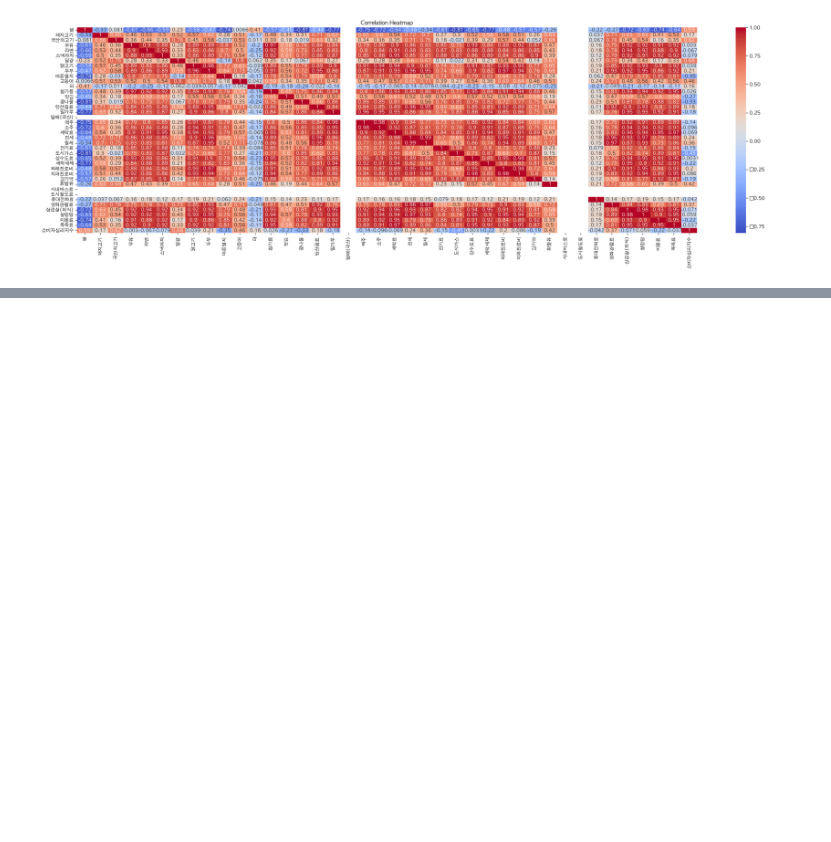
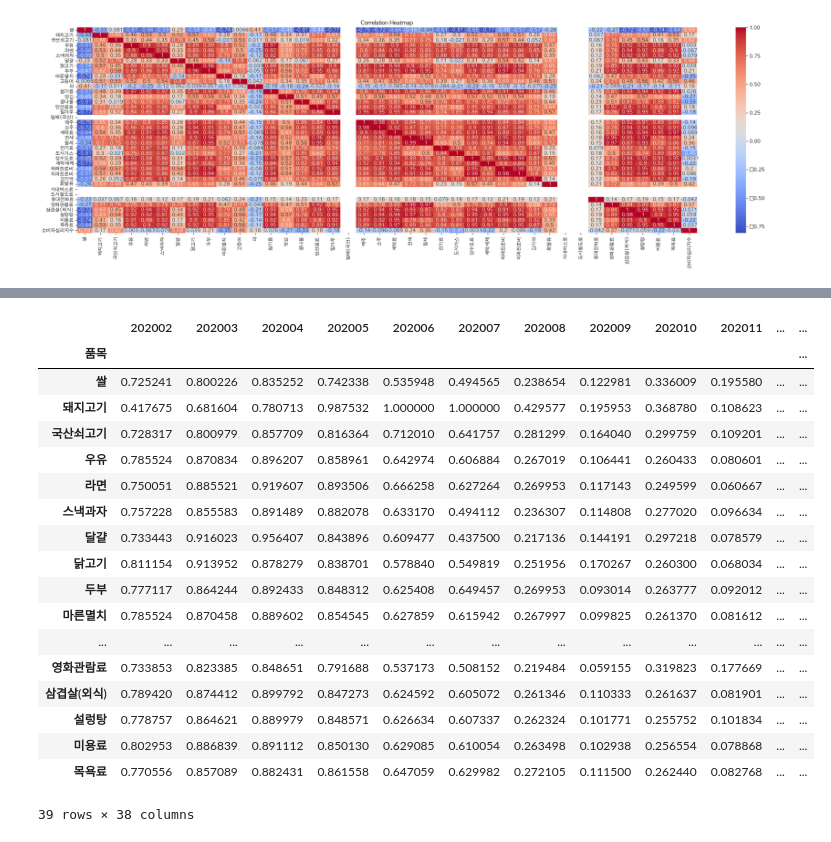
Before and after one commit to siho-song/datascience, a Jupyter notebook: project/project/data_science.ipynb, the cells around one changed output, grey strips where cells are left out. Cells and saved outputs as stored; diff of their text form; code cells hidden in the pictures; blank space fills up the shorter version.

```diff
--- a/project/project/data_science.ipynb
+++ b/project/project/data_science.ipynb
@@ -752,0 +719,4 @@ df_combined
+# %%
+def min_max_normalized(df):
+    normalized_df=(df - df.min()) / (df.max() - df.min())
+    return normalized_df
@@ -752,0 +759,24 @@ df_combined
+# %%
+normalized_price_df_T=min_max_normalized(prices_df)
+# %%
+normalized_price_df_T
+# %% [output]
+|  | 202002 | 202003 | 202004 | 202005 | 202006 | 202007 | 202008 | 202009 | 202010 | 202011 | ... | ... |
+| 품목 |  |  |  |  |  |  |  |  |  |  |  | ... |
+| 쌀 | 0.725241 | 0.800226 | 0.835252 | 0.742338 | 0.535948 | 0.494565 | 0.238654 | 0.122981 | 0.336009 | 0.195580 | ... | ... |
+| 돼지고기 | 0.417675 | 0.681604 | 0.780713 | 0.987532 | 1.000000 | 1.000000 | 0.429577 | 0.195953 | 0.368780 | 0.108623 | ... | ... |
+| 국산쇠고기 | 0.728317 | 0.800979 | 0.857709 | 0.816364 | 0.712010 | 0.641757 | 0.281299 | 0.164040 | 0.299759 | 0.109201 | ... | ... |
+| 우유 | 0.785524 | 0.870834 | 0.896207 | 0.858961 | 0.642974 | 0.606884 | 0.267019 | 0.106441 | 0.260433 | 0.080601 | ... | ... |
+| 라면 | 0.750051 | 0.885521 | 0.919607 | 0.893506 | 0.666258 | 0.627264 | 0.269953 | 0.117143 | 0.249599 | 0.060667 | ... | ... |
+| 스낵과자 | 0.757228 | 0.855583 | 0.891489 | 0.882078 | 0.633170 | 0.494112 | 0.236307 | 0.114808 | 0.277020 | 0.096634 | ... | ... |
+| 달걀 | 0.733443 | 0.916023 | 0.956407 | 0.843896 | 0.609477 | 0.437500 | 0.217136 | 0.144191 | 0.297218 | 0.078579 | ... | ... |
+| 닭고기 | 0.811154 | 0.913952 | 0.878279 | 0.838701 | 0.578840 | 0.549819 | 0.251956 | 0.170267 | 0.260300 | 0.068034 | ... | ... |
+| 두부 | 0.777117 | 0.864244 | 0.892433 | 0.848312 | 0.625408 | 0.649457 | 0.269953 | 0.093014 | 0.263777 | 0.092012 | ... | ... |
+| 마른멸치 | 0.785524 | 0.870458 | 0.889602 | 0.854545 | 0.627859 | 0.615942 | 0.267997 | 0.099825 | 0.261370 | 0.081612 | ... | ... |
+| ... | ... | ... | ... | ... | ... | ... | ... | ... | ... | ... | ... | ... |
+| 영화관람료 | 0.733853 | 0.823385 | 0.848651 | 0.791688 | 0.537173 | 0.508152 | 0.219484 | 0.059155 | 0.319823 | 0.177669 | ... | ... |
+| 삼겹살(외식) | 0.789420 | 0.874412 | 0.899792 | 0.847273 | 0.624592 | 0.605072 | 0.261346 | 0.110333 | 0.261637 | 0.081901 | ... | ... |
+| 설렁탕 | 0.778757 | 0.864621 | 0.889979 | 0.848571 | 0.626634 | 0.607337 | 0.262324 | 0.101771 | 0.255752 | 0.101834 | ... | ... |
+| 미용료 | 0.802953 | 0.886839 | 0.891112 | 0.850130 | 0.629085 | 0.610054 | 0.263498 | 0.102938 | 0.256554 | 0.078868 | ... | ... |
+| 목욕료 | 0.770556 | 0.857089 | 0.882431 | 0.861558 | 0.647059 | 0.629982 | 0.272105 | 0.111500 | 0.262440 | 0.082768 | ... | ... |
+39 rows × 38 columns
```
Also changed, not shown: parts of 18 cells of this notebook, 6 other files.
